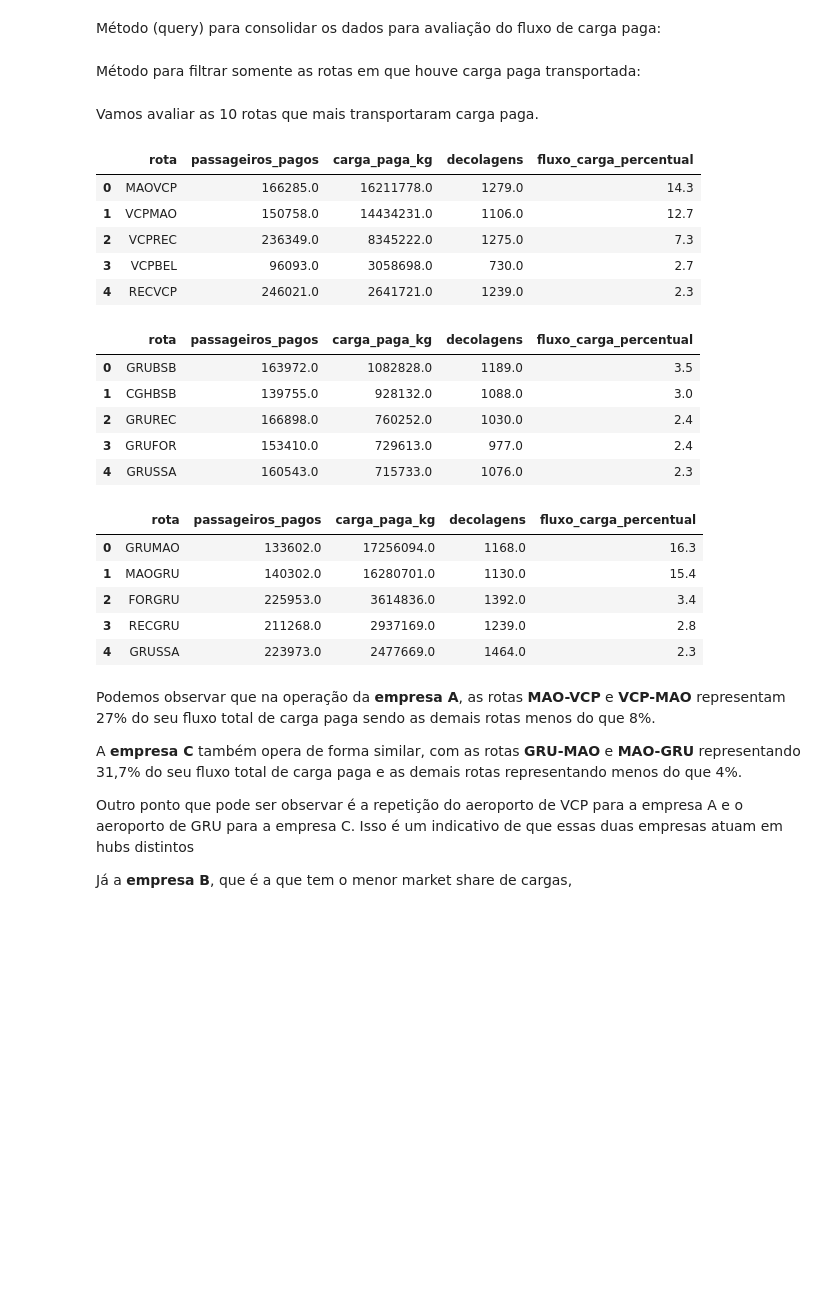
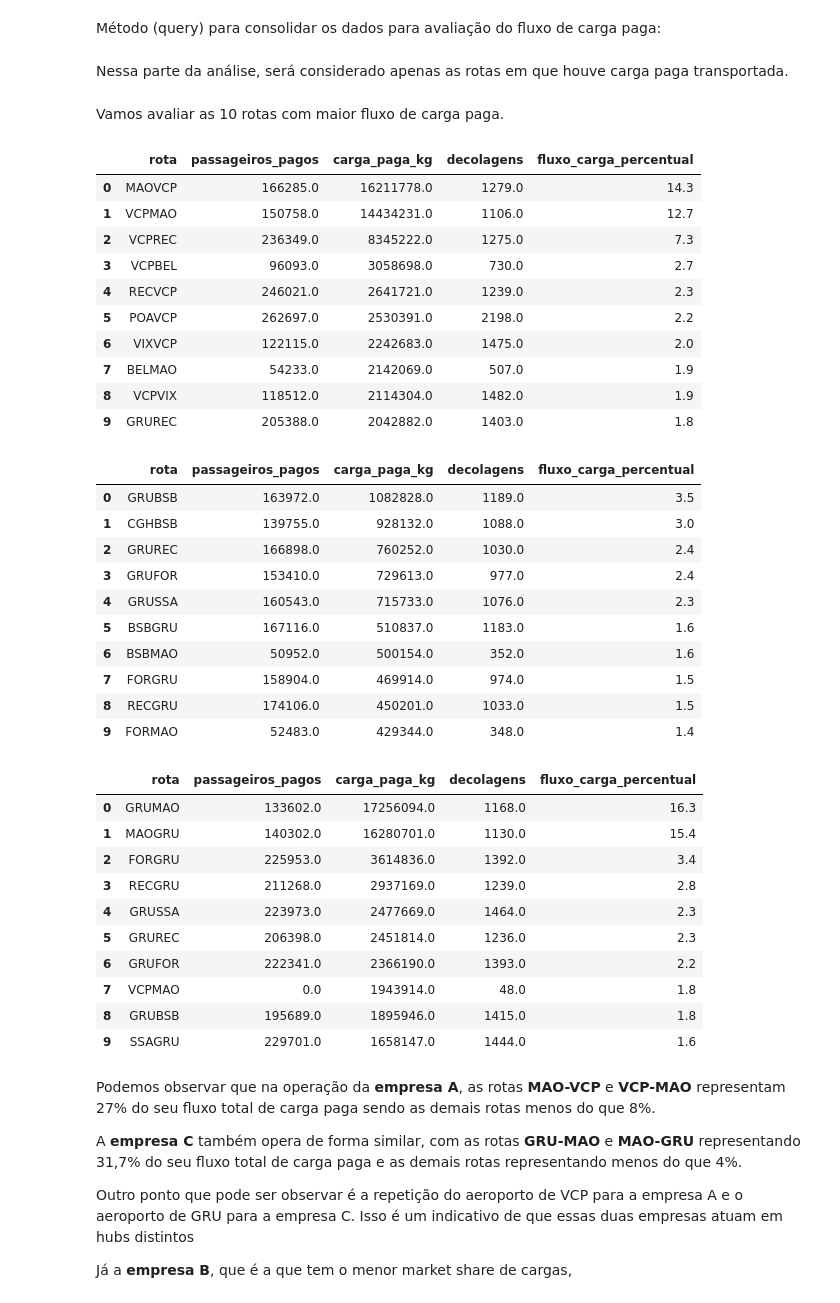
Before and after one commit to Eng-Dan/air-freight-market-share, a Jupyter notebook: Case_Market_Share_Cargas.ipynb, the cells around one changed output. Cells and saved outputs as stored; diff of their text form; code cells hidden in the pictures; blank space fills up the shorter version.

Commit message:
Novas questões e estrutura de análise

```diff
--- a/Case_Market_Share_Cargas.ipynb
+++ b/Case_Market_Share_Cargas.ipynb
@@ -359,7 +363,7 @@ fluxo_carga_a['fluxo_carga_percentual'] = round(fluxo_carga_a.carga_paga_kg / fl
 fluxo_carga_b['fluxo_carga_percentual'] = round(fluxo_carga_b.carga_paga_kg / fluxo_carga_b.carga_paga_kg.sum() * 100, 1)
 fluxo_carga_c['fluxo_carga_percentual'] = round(fluxo_carga_c.carga_paga_kg / fluxo_carga_c.carga_paga_kg.sum() * 100, 1)
 # %% [markdown]
-Método para filtrar somente as rotas em que houve carga paga transportada:
+Nessa parte da análise, será considerado apenas as rotas em que houve carga paga transportada.
 # %%
 fluxo_carga_a = fluxo_carga_a[fluxo_carga_a.carga_paga_kg > 0]
 # %%
@@ -367,20 +371,25 @@ fluxo_carga_b = fluxo_carga_b[fluxo_carga_b.carga_paga_kg > 0]
 # %%
 fluxo_carga_c = fluxo_carga_c[fluxo_carga_c.carga_paga_kg > 0]
 # %% [markdown]
-Vamos avaliar as 10 rotas que mais transportaram carga paga.
+Vamos avaliar as 10 rotas com maior fluxo de carga paga.
 # %%
 # Empresa A
-fluxo_carga_a[['rota', 'passageiros_pagos', 'carga_paga_kg', 'decolagens', 'fluxo_carga_percentual']].head()
+fluxo_carga_a[['rota', 'passageiros_pagos', 'carga_paga_kg', 'decolagens', 'fluxo_carga_percentual']].head(10)
 # %% [output]
 |  | rota | passageiros_pagos | carga_paga_kg | decolagens | fluxo_carga_percentual |
 | 0 | MAOVCP | 166285.0 | 16211778.0 | 1279.0 | 14.3 |
 | 1 | VCPMAO | 150758.0 | 14434231.0 | 1106.0 | 12.7 |
 | 2 | VCPREC | 236349.0 | 8345222.0 | 1275.0 | 7.3 |
 | 3 | VCPBEL | 96093.0 | 3058698.0 | 730.0 | 2.7 |
 | 4 | RECVCP | 246021.0 | 2641721.0 | 1239.0 | 2.3 |
+| 5 | POAVCP | 262697.0 | 2530391.0 | 2198.0 | 2.2 |
+| 6 | VIXVCP | 122115.0 | 2242683.0 | 1475.0 | 2.0 |
+| 7 | BELMAO | 54233.0 | 2142069.0 | 507.0 | 1.9 |
+| 8 | VCPVIX | 118512.0 | 2114304.0 | 1482.0 | 1.9 |
+| 9 | GRUREC | 205388.0 | 2042882.0 | 1403.0 | 1.8 |
 # %%
 # Empresa B
-fluxo_carga_b[['rota', 'passageiros_pagos', 'carga_paga_kg', 'decolagens', 'fluxo_carga_percentual']].head()
+fluxo_carga_b[['rota', 'passageiros_pagos', 'carga_paga_kg', 'decolagens', 'fluxo_carga_percentual']].head(10)
 # %% [output]
 |  | rota | passageiros_pagos | carga_paga_kg | decolagens | fluxo_carga_percentual |
 | 0 | GRUBSB | 163972.0 | 1082828.0 | 1189.0 | 3.5 |
@@ -388,9 +397,14 @@ fluxo_carga_b[['rota', 'passageiros_pagos', 'carga_paga_kg', 'decolagens', 'flux
 | 2 | GRUREC | 166898.0 | 760252.0 | 1030.0 | 2.4 |
 | 3 | GRUFOR | 153410.0 | 729613.0 | 977.0 | 2.4 |
 | 4 | GRUSSA | 160543.0 | 715733.0 | 1076.0 | 2.3 |
+| 5 | BSBGRU | 167116.0 | 510837.0 | 1183.0 | 1.6 |
+| 6 | BSBMAO | 50952.0 | 500154.0 | 352.0 | 1.6 |
+| 7 | FORGRU | 158904.0 | 469914.0 | 974.0 | 1.5 |
+| 8 | RECGRU | 174106.0 | 450201.0 | 1033.0 | 1.5 |
+| 9 | FORMAO | 52483.0 | 429344.0 | 348.0 | 1.4 |
 # %%
 # Empresa C
-fluxo_carga_c[['rota', 'passageiros_pagos', 'carga_paga_kg', 'decolagens', 'fluxo_carga_percentual']].head()
+fluxo_carga_c[['rota', 'passageiros_pagos', 'carga_paga_kg', 'decolagens', 'fluxo_carga_percentual']].head(10)
 # %% [output]
 |  | rota | passageiros_pagos | carga_paga_kg | decolagens | fluxo_carga_percentual |
 | 0 | GRUMAO | 133602.0 | 17256094.0 | 1168.0 | 16.3 |
@@ -398,6 +412,11 @@ fluxo_carga_c[['rota', 'passageiros_pagos', 'carga_paga_kg', 'decolagens', 'flux
 | 2 | FORGRU | 225953.0 | 3614836.0 | 1392.0 | 3.4 |
 | 3 | RECGRU | 211268.0 | 2937169.0 | 1239.0 | 2.8 |
 | 4 | GRUSSA | 223973.0 | 2477669.0 | 1464.0 | 2.3 |
+| 5 | GRUREC | 206398.0 | 2451814.0 | 1236.0 | 2.3 |
+| 6 | GRUFOR | 222341.0 | 2366190.0 | 1393.0 | 2.2 |
+| 7 | VCPMAO | 0.0 | 1943914.0 | 48.0 | 1.8 |
+| 8 | GRUBSB | 195689.0 | 1895946.0 | 1415.0 | 1.8 |
+| 9 | SSAGRU | 229701.0 | 1658147.0 | 1444.0 | 1.6 |
 # %% [markdown]
 Podemos observar que na operação da **empresa A**, as rotas **MAO-VCP** e **VCP-MAO** representam 27% do seu fluxo total de carga paga sendo as demais rotas menos do que 8%.
 
```
Also changed, not shown: parts of 12 cells of this notebook.
